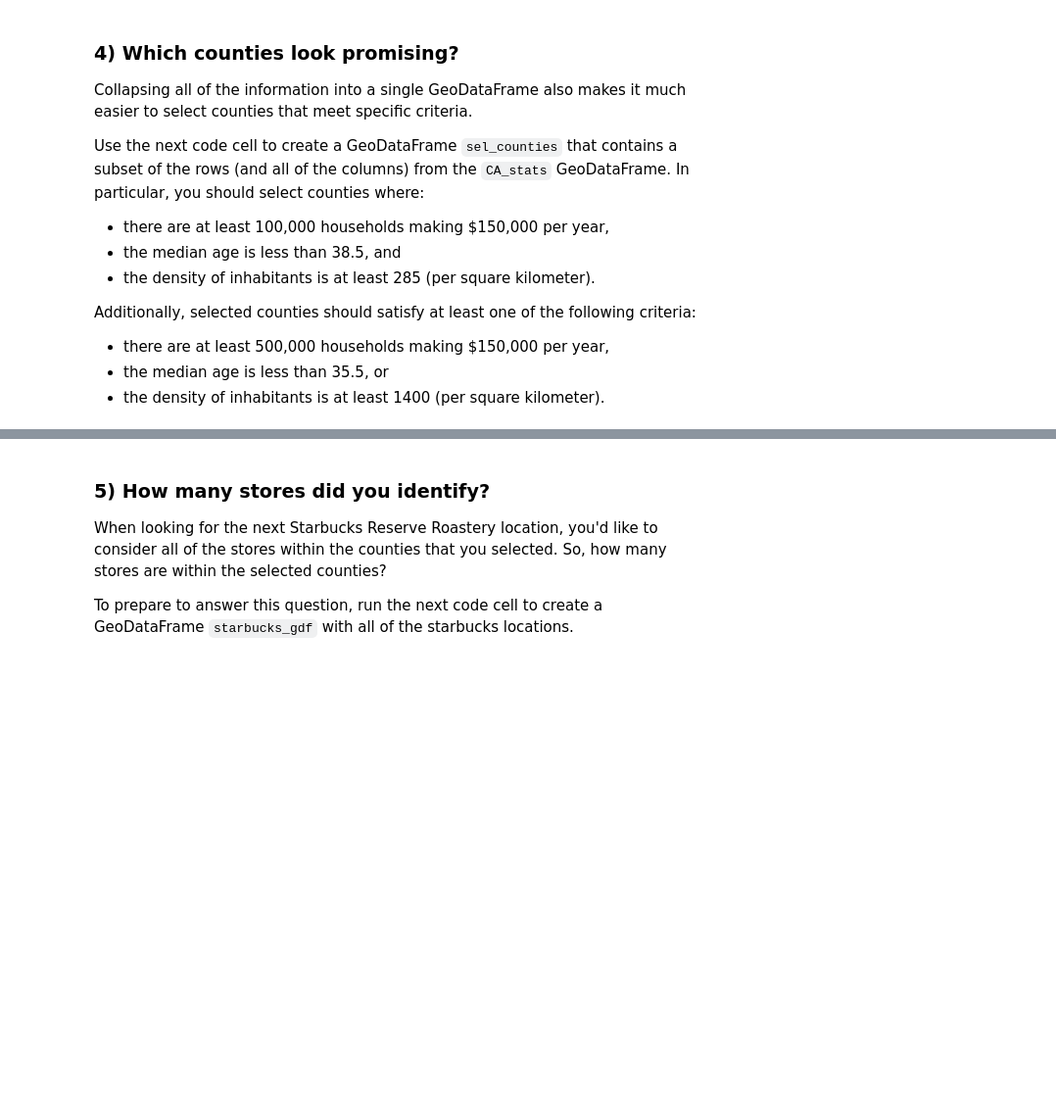
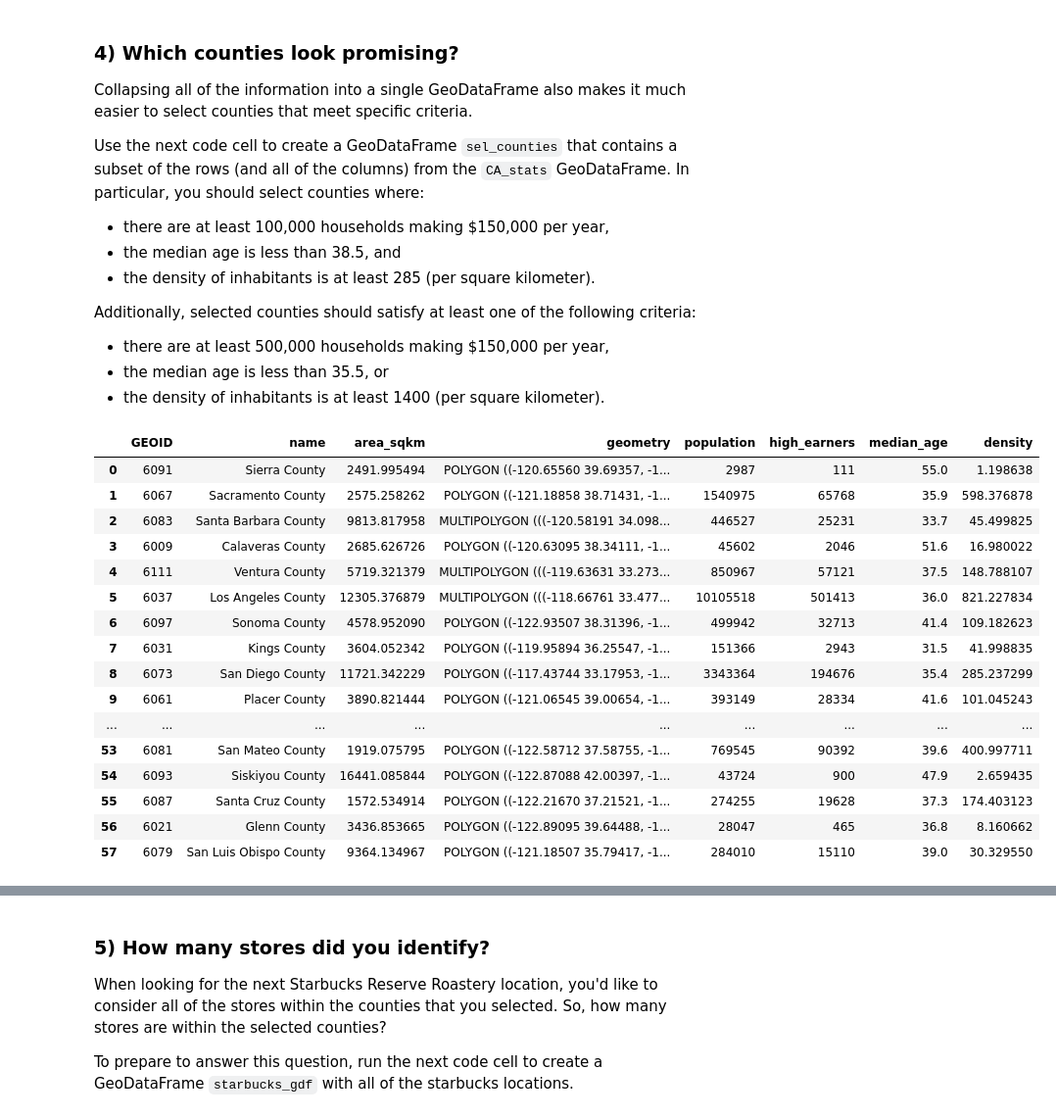
Before and after one commit to dangtrantrung/-Geospatial-Analysis-course, a Jupyter notebook: exercise-manipulating-geospatial-data.ipynb, the cells around one changed output, grey strips where cells are left out. Shown at 98% size. Drawn from its saved outputs; the diff is of its cells as text; code cells hidden in the pictures; blank space fills up the shorter version.

```diff
--- a/exercise-manipulating-geospatial-data.ipynb
+++ b/exercise-manipulating-geospatial-data.ipynb
@@ -230,5 +230,25 @@ Additionally, selected counties should satisfy at least one of the following cri
 - there are at least 500,000 households making \$150,000 per year,
 - the median age is less than 35.5, or
 - the density of inhabitants is at least 1400 (per square kilometer).
+# %%
+CA_stats
+# %% [output]
+|  | GEOID | name | area_sqkm | geometry | population | high_earners | median_age | density |
+| 0 | 6091 | Sierra County | 2491.995494 | POLYGON ((-120.65560 39.69357, -1... | 2987 | 111 | 55.0 | 1.198638 |
+| 1 | 6067 | Sacramento County | 2575.258262 | POLYGON ((-121.18858 38.71431, -1... | 1540975 | 65768 | 35.9 | 598.376878 |
+| 2 | 6083 | Santa Barbara County | 9813.817958 | MULTIPOLYGON (((-120.58191 34.098... | 446527 | 25231 | 33.7 | 45.499825 |
+| 3 | 6009 | Calaveras County | 2685.626726 | POLYGON ((-120.63095 38.34111, -1... | 45602 | 2046 | 51.6 | 16.980022 |
+| 4 | 6111 | Ventura County | 5719.321379 | MULTIPOLYGON (((-119.63631 33.273... | 850967 | 57121 | 37.5 | 148.788107 |
+| 5 | 6037 | Los Angeles County | 12305.376879 | MULTIPOLYGON (((-118.66761 33.477... | 10105518 | 501413 | 36.0 | 821.227834 |
+| 6 | 6097 | Sonoma County | 4578.952090 | POLYGON ((-122.93507 38.31396, -1... | 499942 | 32713 | 41.4 | 109.182623 |
+| 7 | 6031 | Kings County | 3604.052342 | POLYGON ((-119.95894 36.25547, -1... | 151366 | 2943 | 31.5 | 41.998835 |
+| 8 | 6073 | San Diego County | 11721.342229 | POLYGON ((-117.43744 33.17953, -1... | 3343364 | 194676 | 35.4 | 285.237299 |
+| 9 | 6061 | Placer County | 3890.821444 | POLYGON ((-121.06545 39.00654, -1... | 393149 | 28334 | 41.6 | 101.045243 |
+| ... | ... | ... | ... | ... | ... | ... | ... | ... |
+| 53 | 6081 | San Mateo County | 1919.075795 | POLYGON ((-122.58712 37.58755, -1... | 769545 | 90392 | 39.6 | 400.997711 |
+| 54 | 6093 | Siskiyou County | 16441.085844 | POLYGON ((-122.87088 42.00397, -1... | 43724 | 900 | 47.9 | 2.659435 |
+| 55 | 6087 | Santa Cruz County | 1572.534914 | POLYGON ((-122.21670 37.21521, -1... | 274255 | 19628 | 37.3 | 174.403123 |
+| 56 | 6021 | Glenn County | 3436.853665 | POLYGON ((-122.89095 39.64488, -1... | 28047 | 465 | 36.8 | 8.160662 |
+| 57 | 6079 | San Luis Obispo County | 9364.134967 | POLYGON ((-121.18507 35.79417, -1... | 284010 | 15110 | 39.0 | 30.329550 |
 # %%
 # Your code here
```
Also changed, not shown: parts of 1 cell of this notebook.
